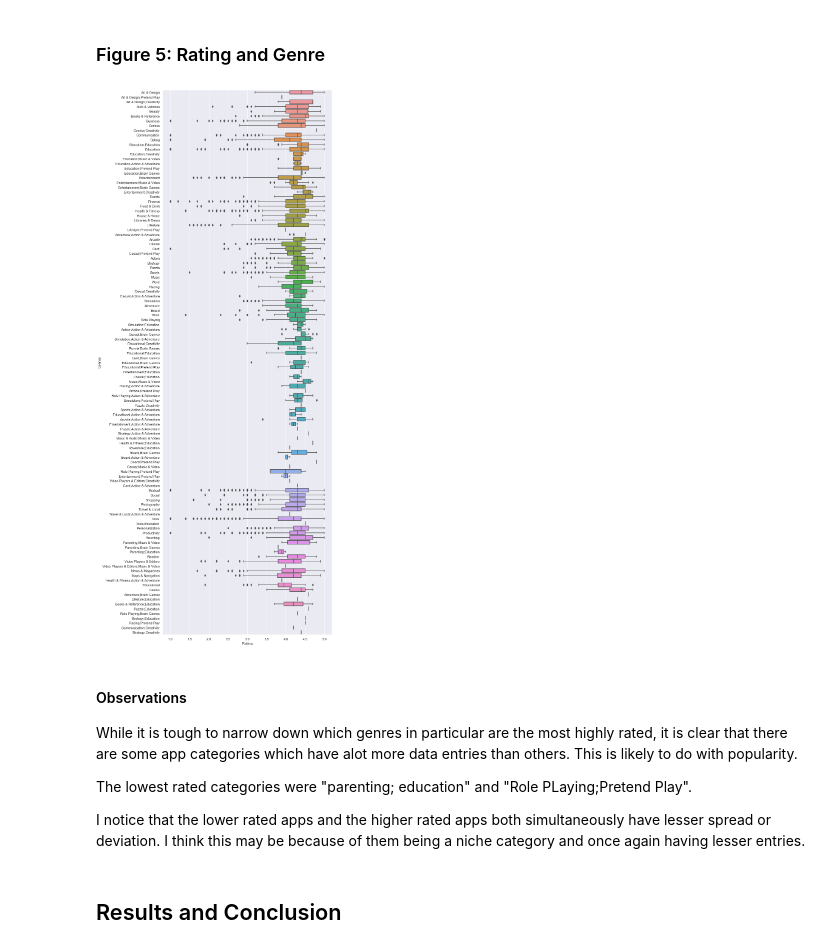
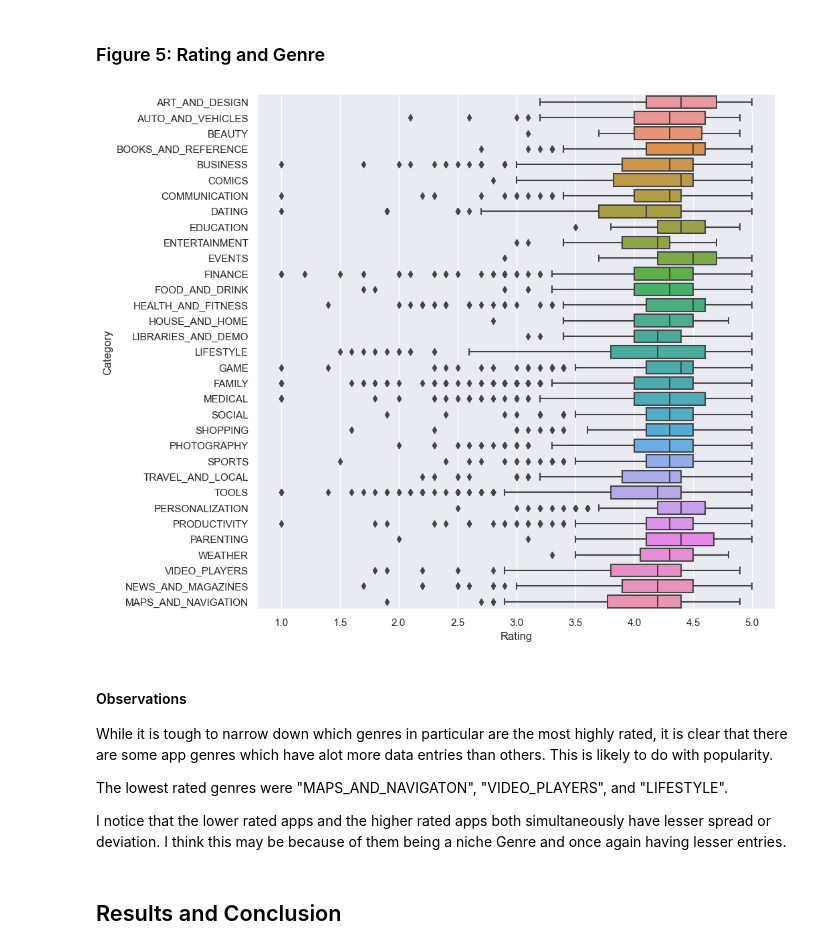
Before and after one commit to ubco-W2022T1-cosc301/project-group36, a Jupyter notebook: notebooks/analysis3.ipynb, the cells around one changed output. Cells and saved outputs as stored; diff of their text form; code cells hidden in the pictures.

```diff
--- a/notebooks/analysis3.ipynb
+++ b/notebooks/analysis3.ipynb
@@ -303,21 +306,21 @@ I found this to be quite interesting as it does explain to a small extent the la
 # %% [markdown]
 ### Figure 5: Rating and Genre
 # %%
-sns.set(rc={"figure.figsize":(10, 33)})
+sns.set(rc={"figure.figsize":(10,10)})
 h = sns.boxplot(
     x= 'Rating',
-    y= 'Genres',
+    y= 'Category',
     data=df,
 )
 # %% [output]
-[figure, old version]
+[figure, new version]
 # %% [markdown]
 #### Observations
-While it is tough to narrow down which genres in particular are the most highly rated, it is clear that there are some app categories which have alot more data entries than others. This is likely to do with popularity.
+While it is tough to narrow down which genres in particular are the most highly rated, it is clear that there are some app genres which have alot more data entries than others. This is likely to do with popularity.
 
-The lowest rated categories were "parenting; education" and "Role PLaying;Pretend Play".
+The lowest rated genres were "MAPS_AND_NAVIGATON", "VIDEO_PLAYERS", and "LIFESTYLE".
 
-I notice that the lower rated apps and the higher rated apps both simultaneously have lesser spread or deviation. I think this may be because of them being a niche category and once again having lesser entries.
+I notice that the lower rated apps and the higher rated apps both simultaneously have lesser spread or deviation. I think this may be because of them being a niche Genre and once again having lesser entries.
 # %% [markdown]
 ## Results and Conclusion
 # %% [markdown]
```
Also changed, not shown: parts of 7 cells of this notebook, 5 other files.
